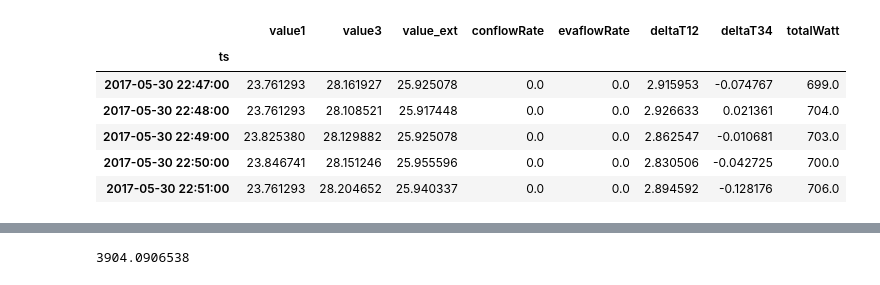
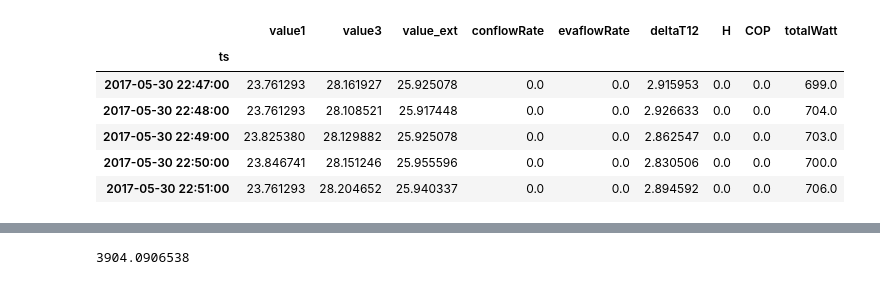
Before and after one commit to yujia21/datathon2017, a Jupyter notebook: Prediction-Random Forest-w cooling tower.ipynb, the cells around one changed output, grey strips where cells are left out. Cells and saved outputs as stored; diff of their text form; code cells hidden in the pictures.

```diff
--- a/Prediction-Random Forest-w cooling tower.ipynb
+++ b/Prediction-Random Forest-w cooling tower.ipynb
@@ -19,17 +19,20 @@ df.head()
 | 2017-05-30 22:51:00 | 356.0 | 0.0 | 350.0 | 23.761293 | 26.655885 | 28.204652 | 28.076477 | 0.0 | 0.0 | 0.0 | ... |
 # %%
 df['deltaT12'] = df['value2']-df['value1']
-df['deltaT34'] = df['value4']-df['value3']
+#df['deltaT34'] = df['value4']-df['value3']
 df['totalWatt'] = df.apply(lambda row: row['ch1Watt']+row['ch2Watt']+row['ch3Watt'], axis=1)
 df.drop(['ch1Watt', 'ch2Watt', 'ch3Watt'], inplace=True, axis=1)
-df=df[['value1','value3','value','conflowRate','evaflowRate','deltaT12','deltaT34','totalWatt']]
-df.columns=['value1','value3','value_ext','conflowRate','evaflowRate','deltaT12','deltaT34','totalWatt']
+df['H']=df['deltaT12']*df['evaflowRate']
+df['COP']=df['H']/df['totalWatt']*4.19/3.6*1000
+
+df=df[['value1','value3','value','conflowRate','evaflowRate','deltaT12','H','COP','totalWatt']] #reorder
+df.columns=['value1','value3','value_ext','conflowRate','evaflowRate','deltaT12','H','COP','totalWatt'] #rename
 df.head()
 # %% [output]
-|  | value1 | value3 | value_ext | conflowRate | evaflowRate | deltaT12 | deltaT34 | totalWatt |
-| ts |  |  |  |  |  |  |  |  |
-| 2017-05-30 22:47:00 | 23.761293 | 28.161927 | 25.925078 | 0.0 | 0.0 | 2.915953 | -0.074767 | 699.0 |
-| 2017-05-30 22:48:00 | 23.761293 | 28.108521 | 25.917448 | 0.0 | 0.0 | 2.926633 | 0.021361 | 704.0 |
-| 2017-05-30 22:49:00 | 23.825380 | 28.129882 | 25.925078 | 0.0 | 0.0 | 2.862547 | -0.010681 | 703.0 |
-| 2017-05-30 22:50:00 | 23.846741 | 28.151246 | 25.955596 | 0.0 | 0.0 | 2.830506 | -0.042725 | 700.0 |
-| 2017-05-30 22:51:00 | 23.761293 | 28.204652 | 25.940337 | 0.0 | 0.0 | 2.894592 | -0.128176 | 706.0 |
+|  | value1 | value3 | value_ext | conflowRate | evaflowRate | deltaT12 | H | COP | totalWatt |
+| ts |  |  |  |  |  |  |  |  |  |
+| 2017-05-30 22:47:00 | 23.761293 | 28.161927 | 25.925078 | 0.0 | 0.0 | 2.915953 | 0.0 | 0.0 | 699.0 |
+| 2017-05-30 22:48:00 | 23.761293 | 28.108521 | 25.917448 | 0.0 | 0.0 | 2.926633 | 0.0 | 0.0 | 704.0 |
+| 2017-05-30 22:49:00 | 23.825380 | 28.129882 | 25.925078 | 0.0 | 0.0 | 2.862547 | 0.0 | 0.0 | 703.0 |
+| 2017-05-30 22:50:00 | 23.846741 | 28.151246 | 25.955596 | 0.0 | 0.0 | 2.830506 | 0.0 | 0.0 | 700.0 |
+| 2017-05-30 22:51:00 | 23.761293 | 28.204652 | 25.940337 | 0.0 | 0.0 | 2.894592 | 0.0 | 0.0 | 706.0 |
```
Also changed, not shown: parts of 7 cells of this notebook, 1 other file.
